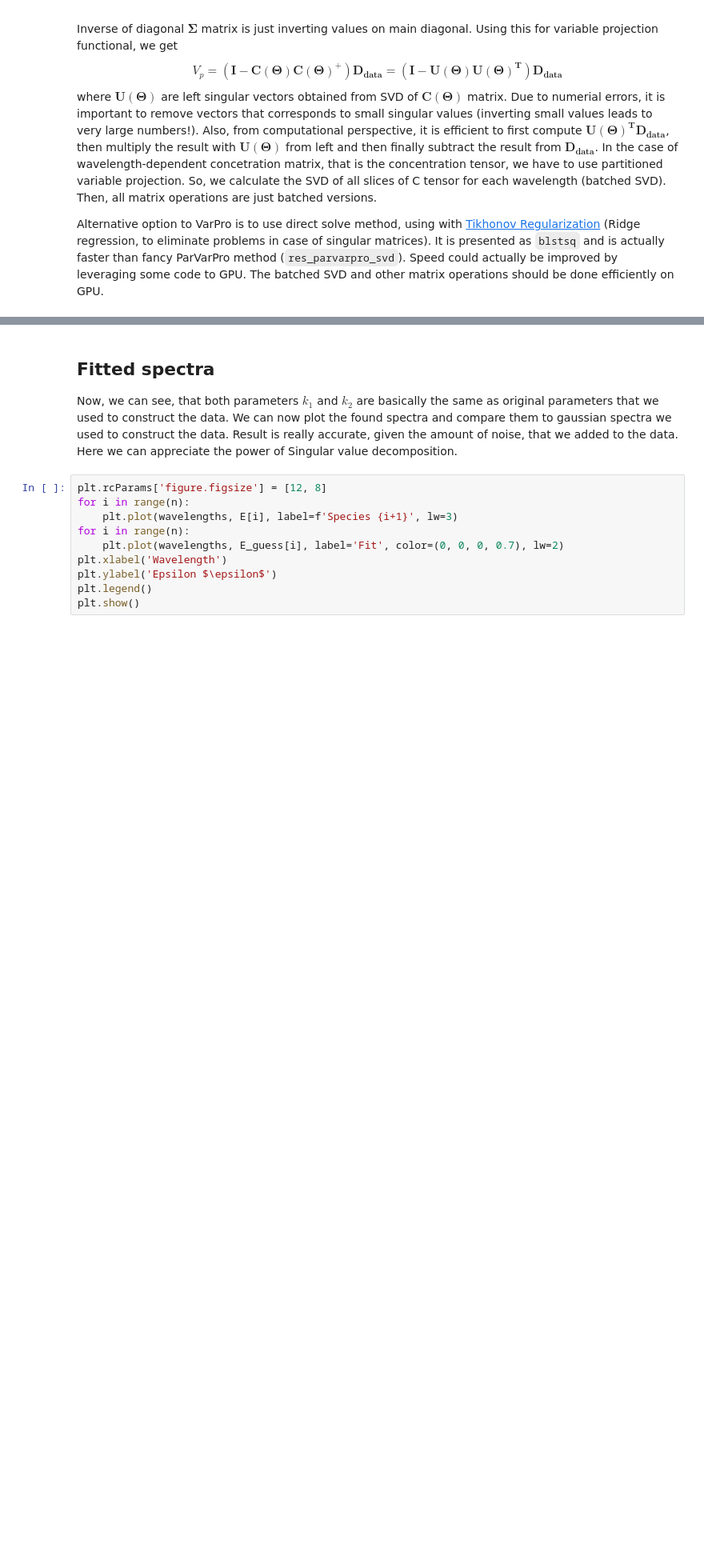
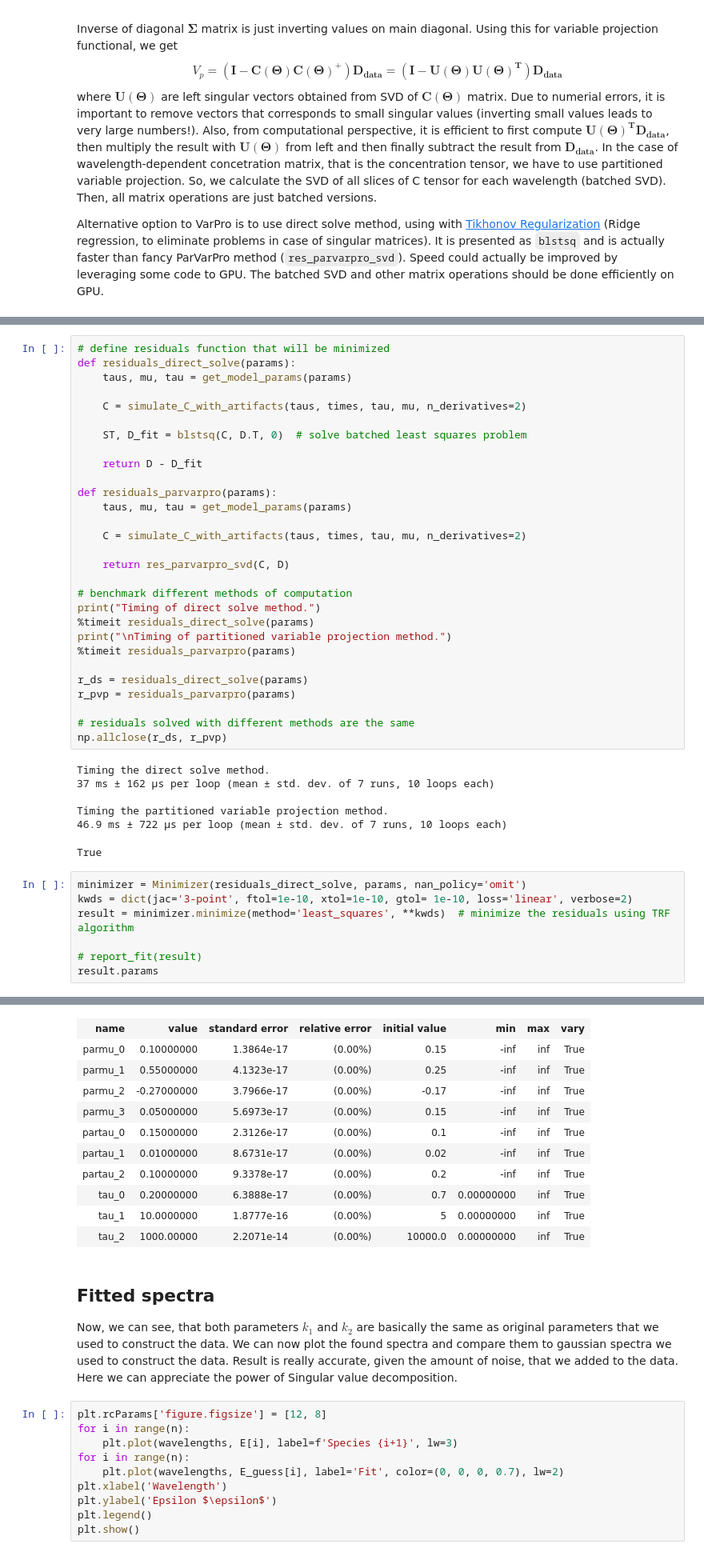
Before and after one commit to dmadea/Jupyter-Tutorials, a Jupyter notebook: Femto + LDM/Femto tutorial.ipynb, the cells around one changed output, grey strips where cells are left out. Shown at 80% size. Cells and saved outputs as stored; diff of their text form; blank space fills up the shorter version.

```diff
--- a/Femto + LDM/Femto tutorial.ipynb
+++ b/Femto + LDM/Femto tutorial.ipynb
@@ -926,0 +895,44 @@ IndexError: index 2 is out of bounds for axis 1 with size 2
+# %%
+# define residuals function that will be minimized
+def residuals_direct_solve(params):
+    taus, mu, tau = get_model_params(params)
+
+    C = simulate_C_with_artifacts(taus, times, tau, mu, n_derivatives=2)
+
+    ST, D_fit = blstsq(C, D.T, 0)  # solve batched least squares problem
+
+    return D - D_fit
+
+def residuals_parvarpro(params):
+    taus, mu, tau = get_model_params(params)
+
+    C = simulate_C_with_artifacts(taus, times, tau, mu, n_derivatives=2)
+
+    return res_parvarpro_svd(C, D)
+
+# benchmark different methods of computation
+print("Timing of direct solve method.")
+%timeit residuals_direct_solve(params)
+print("\nTiming of partitioned variable projection method.")
+%timeit residuals_parvarpro(params)
+
+r_ds = residuals_direct_solve(params)
+r_pvp = residuals_parvarpro(params)
+
+# residuals solved with different methods are the same
+np.allclose(r_ds, r_pvp)
+# %% [output]
+Timing the direct solve method.
+37 ms ± 162 µs per loop (mean ± std. dev. of 7 runs, 10 loops each)
+
+Timing the partitioned variable projection method.
+46.9 ms ± 722 µs per loop (mean ± std. dev. of 7 runs, 10 loops each)
+True
+# %%
+minimizer = Minimizer(residuals_direct_solve, params, nan_policy='omit')
+kwds = dict(jac='3-point', ftol=1e-10, xtol=1e-10, gtol= 1e-10, loss='linear', verbose=2)
+result = minimizer.minimize(method='least_squares', **kwds)  # minimize the residuals using TRF algorithm
+
+# report_fit(result)
+result.params
+# %% [output]
@@ -927,3 +959,14 @@ IndexError: index 2 is out of bounds for axis 1 with size 2
+| name | value | standard error | relative error | initial value | min | max | vary |
+| parmu_0 | 0.10000000 | 1.3864e-17 | (0.00%) | 0.15 | -inf | inf | True |
+| parmu_1 | 0.55000000 | 4.1323e-17 | (0.00%) | 0.25 | -inf | inf | True |
+| parmu_2 | -0.27000000 | 3.7966e-17 | (0.00%) | -0.17 | -inf | inf | True |
+| parmu_3 | 0.05000000 | 5.6973e-17 | (0.00%) | 0.15 | -inf | inf | True |
+| partau_0 | 0.15000000 | 2.3126e-17 | (0.00%) | 0.1 | -inf | inf | True |
+| partau_1 | 0.01000000 | 8.6731e-17 | (0.00%) | 0.02 | -inf | inf | True |
+| partau_2 | 0.10000000 | 9.3378e-17 | (0.00%) | 0.2 | -inf | inf | True |
+| tau_0 | 0.20000000 | 6.3888e-17 | (0.00%) | 0.7 | 0.00000000 | inf | True |
+| tau_1 | 10.0000000 | 1.8777e-16 | (0.00%) | 5 | 0.00000000 | inf | True |
+| tau_2 | 1000.00000 | 2.2071e-14 | (0.00%) | 10000.0 | 0.00000000 | inf | True |
 # %% [markdown]
 ## Fitted spectra
 
```
Also changed, not shown: parts of 5 cells of this notebook.
